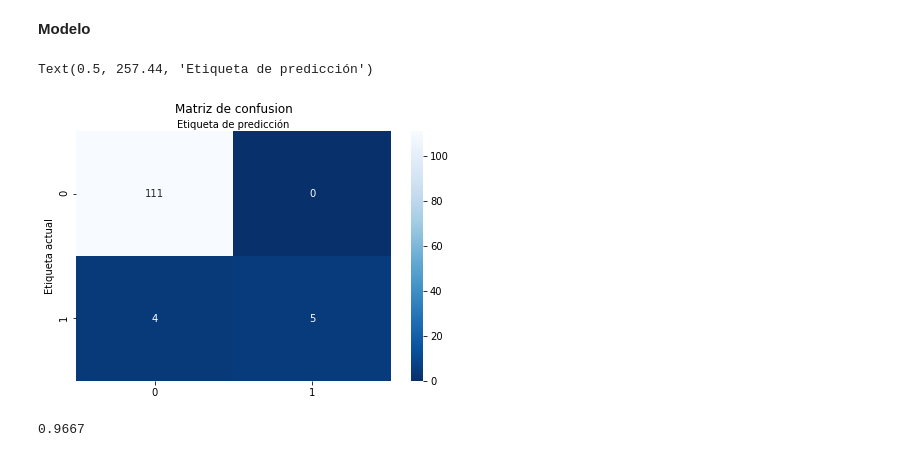
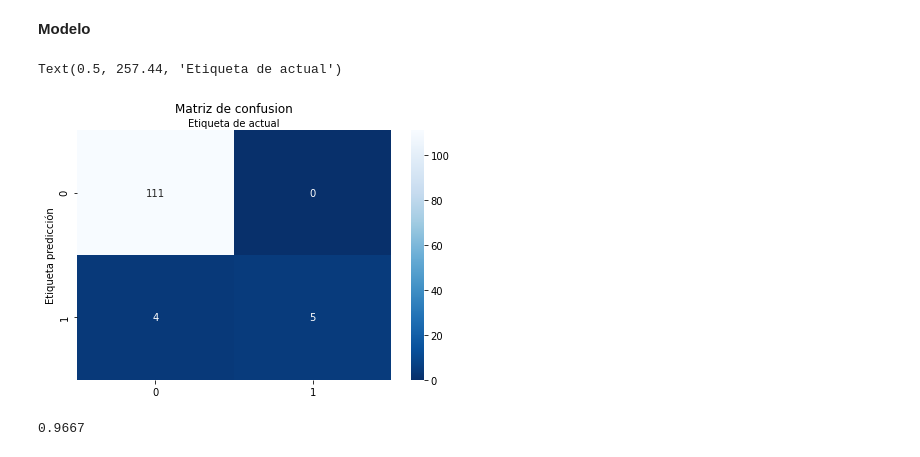
Before and after one commit to ns4lin4s/data_science, a Jupyter notebook: suggest_properties_tree_decision.ipynb, the cells around one changed output. Cells and saved outputs as stored; diff of their text form; code cells hidden in the pictures.

```diff
--- a/suggest_properties_tree_decision.ipynb
+++ b/suggest_properties_tree_decision.ipynb
@@ -109,25 +109,25 @@ y_pred = tree_one.predict(x_test)
 # %%
 
 cnf_matrix = metrics.confusion_matrix(y_test, y_pred)
 cnf_matrix
 
 import numpy as np
 
-class_names = [0, 1]
+class_names = [1, 1]
 fig, ax = plt.subplots()
 tick_marks = np.arange(len(class_names))
 plt.xticks(tick_marks, class_names)
 plt.yticks(tick_marks, class_names)
 
 sns.heatmap(pd.DataFrame(cnf_matrix), annot = True, cmap = 'Blues_r', fmt = 'g')
 ax.xaxis.set_label_position('top')
 plt.tight_layout()
 plt.title('Matriz de confusion', y = 1.1)
-plt.ylabel('Etiqueta actual')
-plt.xlabel('Etiqueta de predicción')
+plt.ylabel('Etiqueta predicción')
+plt.xlabel('Etiqueta de actual')
 # %% [output]
-Text(0.5, 257.44, 'Etiqueta de predicción')
+Text(0.5, 257.44, 'Etiqueta de actual')
-[figure, old version]
+[figure, new version]
 # %%
 tree_one_accuracy = round(tree_one.score(x_test,y_test), 4)
 tree_one_accuracy
```
